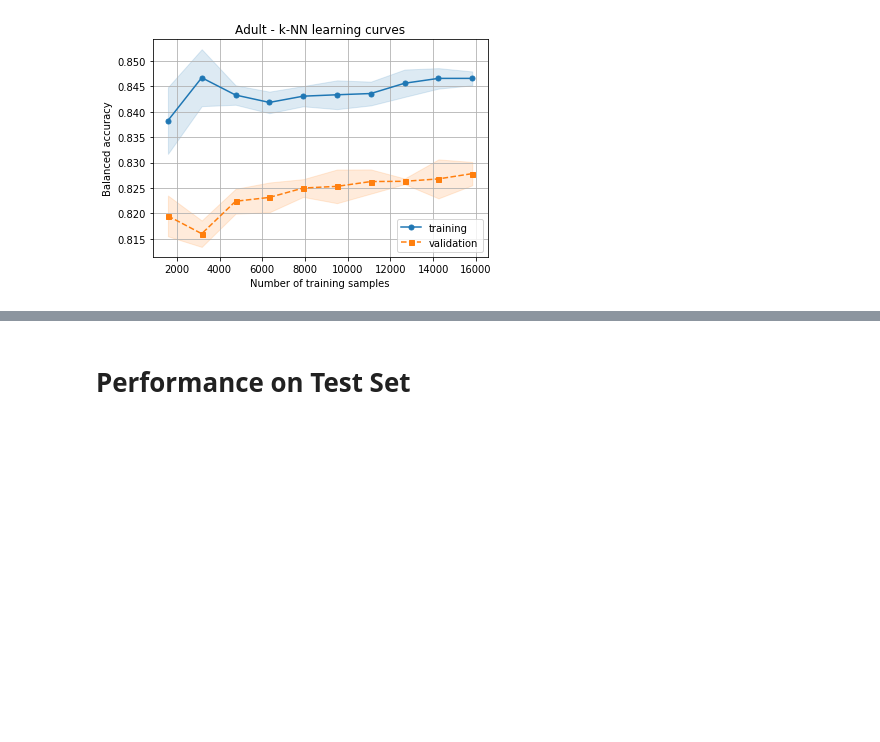
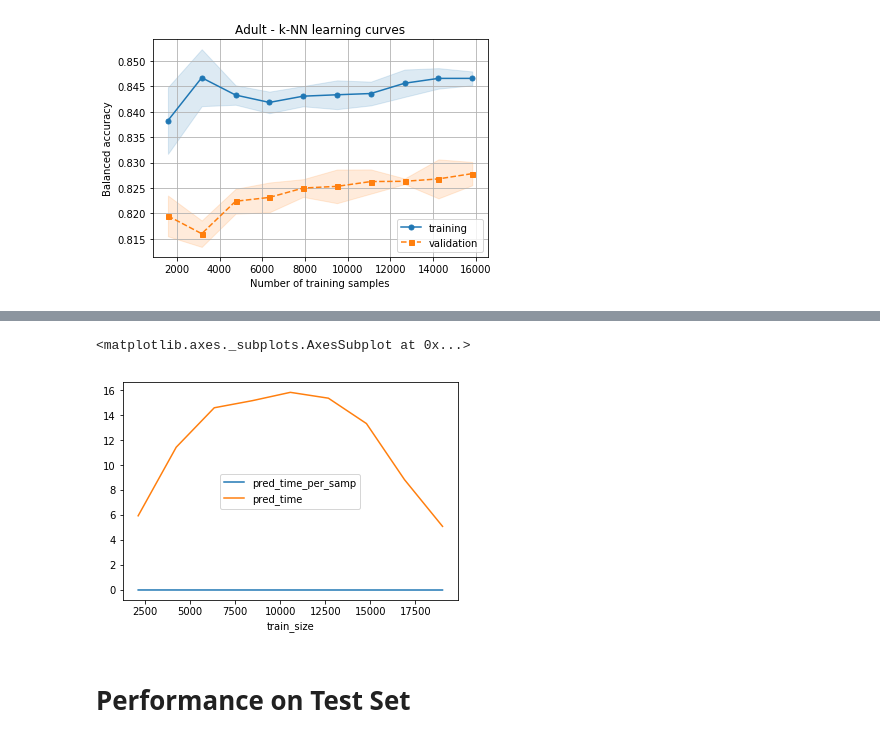
Before and after one commit to haniahhaq/CS7641-assignment-1, a Jupyter notebook: nb_adult_knn.ipynb, the cells around one changed output, grey strips where cells are left out. Cells and saved outputs as stored; diff of their text form; code cells hidden in the pictures; blank space fills up the shorter version.

```diff
--- a/nb_adult_knn.ipynb
+++ b/nb_adult_knn.ipynb
@@ -177,3 +186,8 @@ train_sizes, train_mean, train_std, test_mean, test_std = gen_and_plot_learning_
+# %%
+timing_df[['pred_time_per_samp', 'pred_time']].plot()
+# %% [output]
+<matplotlib.axes._subplots.AxesSubplot at 0x...>
+[figure, added]
 # %% [markdown]
 # Performance on Test Set
 # %%
```
Also changed, not shown: parts of 4 cells of this notebook, 4 other files.
